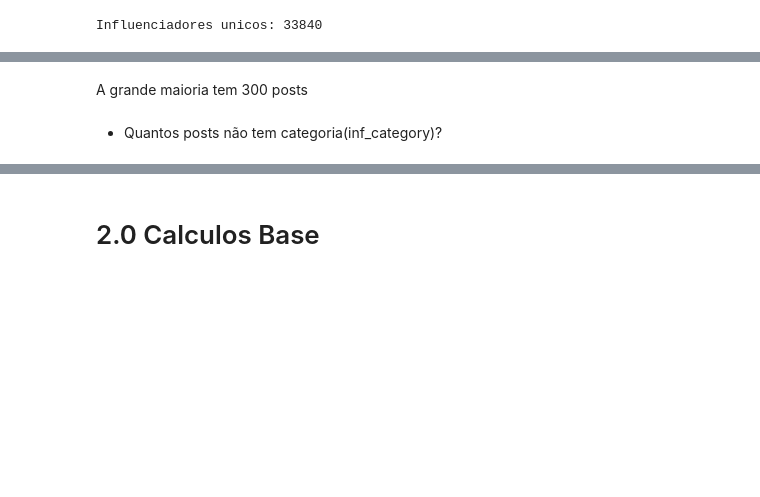
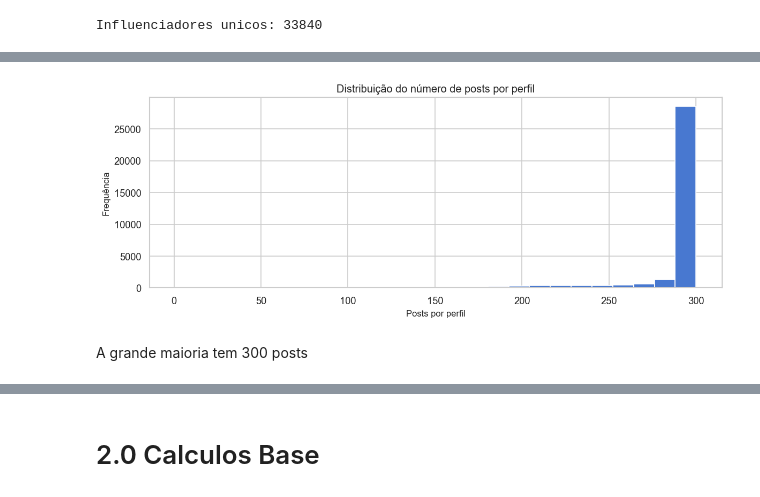
Before and after one commit to Davi-SC/influencers_kim, a Jupyter notebook: processamento_posts.ipynb, the cells around one changed output, grey strips where cells are left out. Cells and saved outputs as stored; diff of their text form; code cells hidden in the pictures; blank space fills up the shorter version.

```diff
--- a/processamento_posts.ipynb
+++ b/processamento_posts.ipynb
@@ -22,0 +16,6 @@ PARQUET_POSTS = Path("posts.parquet")
+# %%
+# Estilo global dos gráficos
+sns.set_theme(style="whitegrid", palette="muted")
+plt.rcParams["figure.dpi"] = 120
+plt.rcParams["axes.titlesize"] = 12
+plt.rcParams["axes.labelsize"] = 10
@@ -79,6 +79,9 @@ Não há nulos
 # %%
-posts_inf = df.group_by("username").agg(pl.len().alias("n_posts")).sort("n_posts",descending=True)
-
-print(f"Influenciadores unicos: {posts_inf.shape[0]}")
+posts_por_perfil = (
+    df.group_by("username")
+    .agg(pl.len().alias("n_posts"))
+    .sort("n_posts", descending=True)
+)
+print(f"Influenciadores unicos: {posts_por_perfil.shape[0]}")
 # %% [output]
 Influenciadores unicos: 33840
@@ -138,4 +103,13 @@ plt.show()
+# %%
+fig, ax = plt.subplots(figsize=(10, 4))
+ax.hist(posts_por_perfil["n_posts"].to_numpy(), bins=25,
+        color=sns.color_palette("muted")[0], edgecolor="white")
+ax.set_title("Distribuição do número de posts por perfil")
+ax.set_xlabel("Posts por perfil")
+ax.set_ylabel("Frequência")
+plt.tight_layout()
+plt.show()
+# %% [output]
+[figure, added]
 # %% [markdown]
 A grande maioria tem 300 posts
-# %% [markdown]
-- Quantos posts não tem categoria(inf_category)?
```
Also changed, not shown: parts of 63 cells of this notebook.
